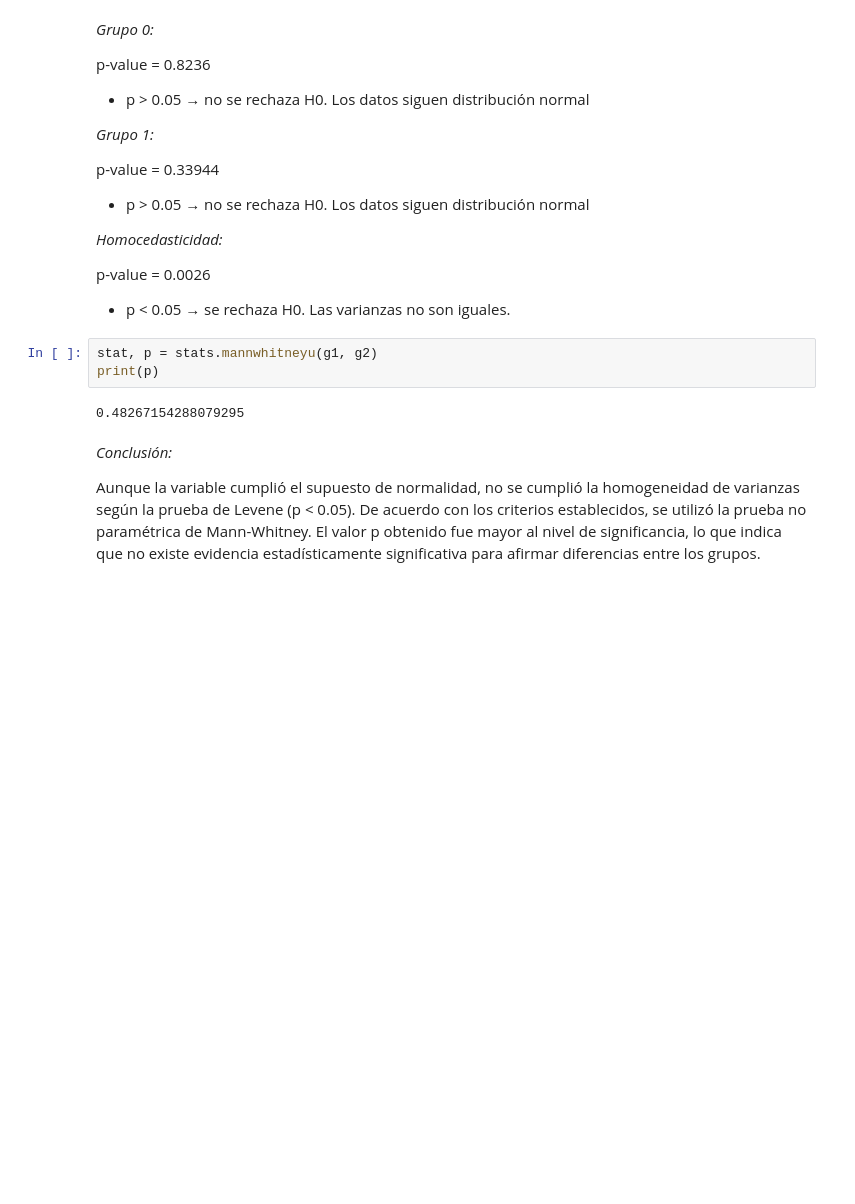
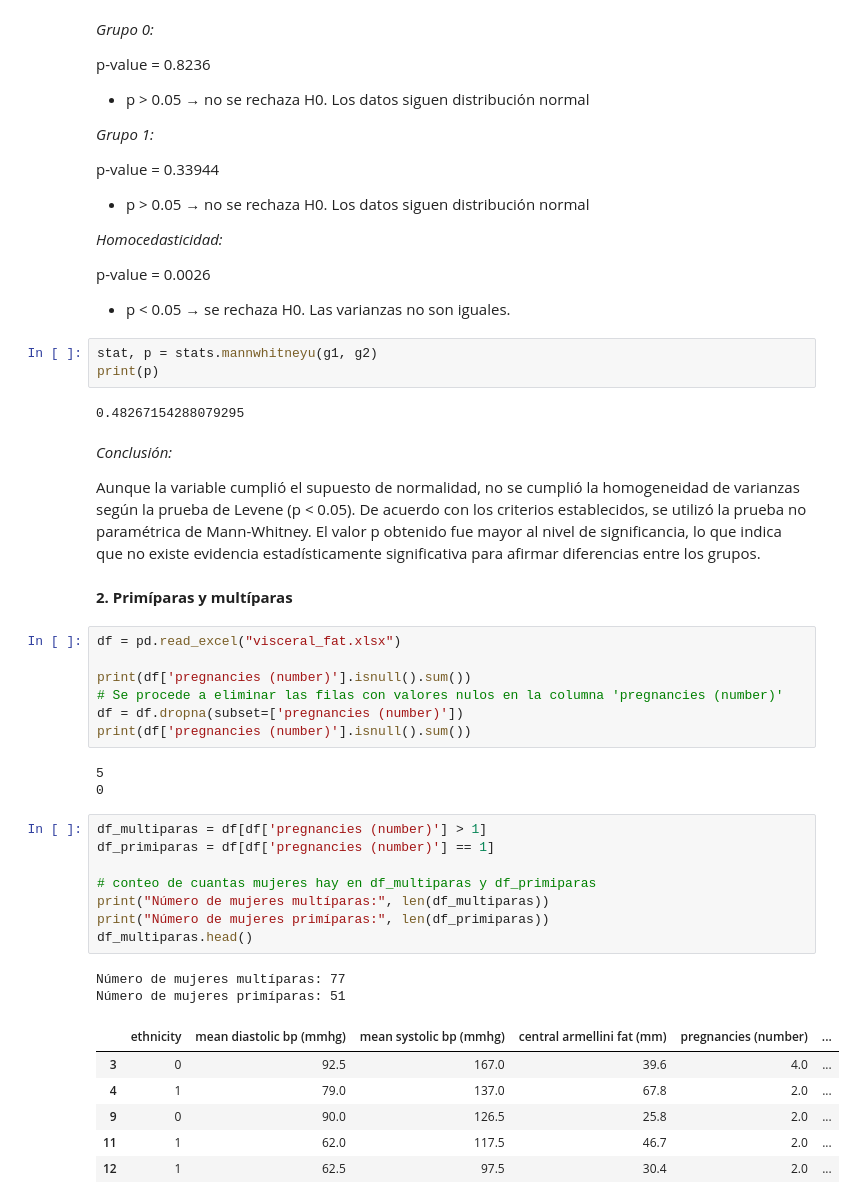
Before and after one commit to valeriasalazar1-glitch/Proyecto-1---probabilidad, a Jupyter notebook: desarrollo.ipynb, the cells around one changed output. Cells and saved outputs as stored; diff of their text form; blank space fills up the shorter version.

```diff
--- a/desarrollo.ipynb
+++ b/desarrollo.ipynb
@@ -597,3 +597,32 @@ print(p)
 *Conclusión:*
 
 Aunque la variable cumplió el supuesto de normalidad, no se cumplió la homogeneidad de varianzas según la prueba de Levene (p < 0.05). De acuerdo con los criterios establecidos, se utilizó la prueba no paramétrica de Mann-Whitney. El valor p obtenido fue mayor al nivel de significancia, lo que indica que no existe evidencia estadísticamente significativa para afirmar diferencias entre los grupos.
+# %% [markdown]
+**2. Primíparas y multíparas**
+# %%
+df = pd.read_excel("visceral_fat.xlsx")
+
+print(df['pregnancies (number)'].isnull().sum())
+# Se procede a eliminar las filas con valores nulos en la columna 'pregnancies (number)'
+df = df.dropna(subset=['pregnancies (number)'])
+print(df['pregnancies (number)'].isnull().sum())
+# %% [output]
+5
+0
+# %%
+df_multiparas = df[df['pregnancies (number)'] > 1]
+df_primiparas = df[df['pregnancies (number)'] == 1]
+
+# conteo de cuantas mujeres hay en df_multiparas y df_primiparas
+print("Número de mujeres multíparas:", len(df_multiparas))
+print("Número de mujeres primíparas:", len(df_primiparas))
+df_multiparas.head()
+# %% [output]
+Número de mujeres multíparas: 77
+Número de mujeres primíparas: 51
+|  | ethnicity | mean diastolic bp (mmhg) | mean systolic bp (mmhg) | central armellini fat (mm) | pregnancies (number) | ... |
+| 3 | 0 | 92.5 | 167.0 | 39.6 | 4.0 | ... |
+| 4 | 1 | 79.0 | 137.0 | 67.8 | 2.0 | ... |
+| 9 | 0 | 90.0 | 126.5 | 25.8 | 2.0 | ... |
+| 11 | 1 | 62.0 | 117.5 | 46.7 | 2.0 | ... |
+| 12 | 1 | 62.5 | 97.5 | 30.4 | 2.0 | ... |
```
Also changed, not shown: parts of 28 cells of this notebook.
